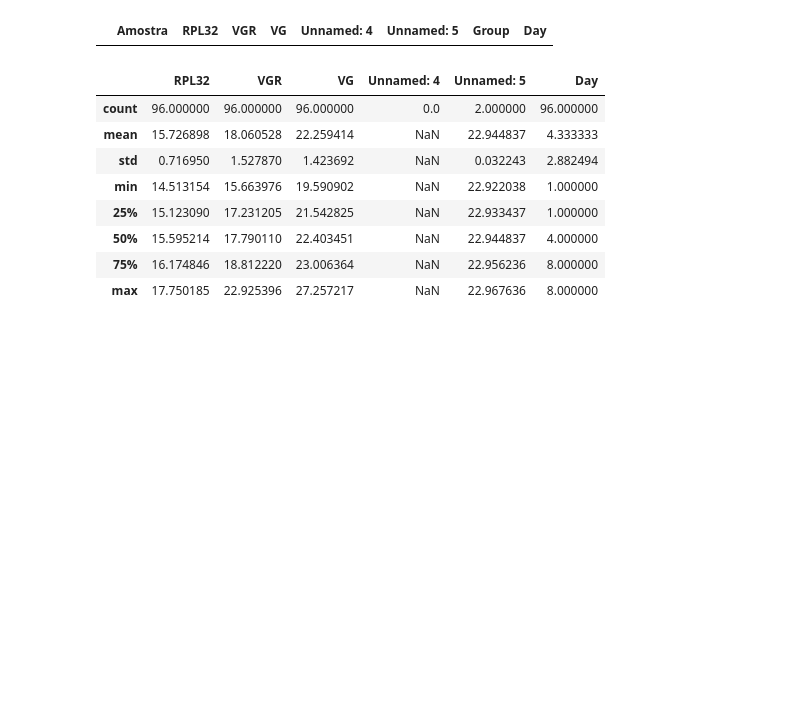
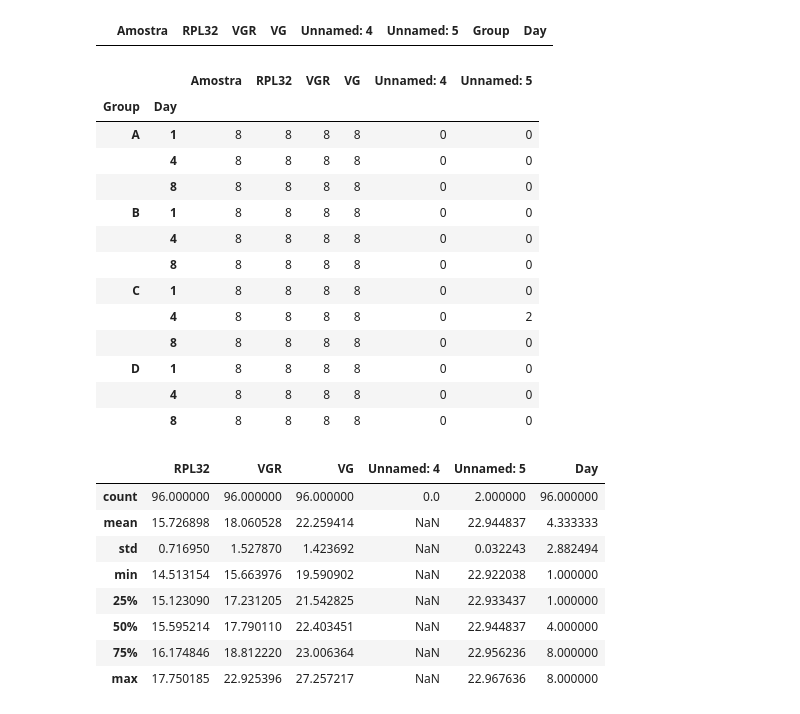
Before and after one commit to wanermiranda/pesquisa-bio, a Jupyter notebook: ovary_exp_2025_may.ipynb, the cells around one changed output. Cells and saved outputs as stored; diff of their text form; code cells hidden in the pictures; blank space fills up the shorter version.

```diff
--- a/ovary_exp_2025_may.ipynb
+++ b/ovary_exp_2025_may.ipynb
@@ -69,6 +69,23 @@ df[df['VG'].isna()]
 # df[df['Amostra'] == 'Pu-1']['VG'].mean()
 # %%
 # df[df['Amostra'] == 'Pu-1']['VG'] = df[df['Amostra'] == 'Pu-1']['VG'].mean()
+# %%
+df.groupby(['Group', 'Day']).count()
+# %% [output]
+|  |  | Amostra | RPL32 | VGR | VG | Unnamed: 4 | Unnamed: 5 |
+| Group | Day |  |  |  |  |  |  |
+| A | 1 | 8 | 8 | 8 | 8 | 0 | 0 |
+|  | 4 | 8 | 8 | 8 | 8 | 0 | 0 |
+|  | 8 | 8 | 8 | 8 | 8 | 0 | 0 |
+| B | 1 | 8 | 8 | 8 | 8 | 0 | 0 |
+|  | 4 | 8 | 8 | 8 | 8 | 0 | 0 |
+|  | 8 | 8 | 8 | 8 | 8 | 0 | 0 |
+| C | 1 | 8 | 8 | 8 | 8 | 0 | 0 |
+|  | 4 | 8 | 8 | 8 | 8 | 0 | 2 |
+|  | 8 | 8 | 8 | 8 | 8 | 0 | 0 |
+| D | 1 | 8 | 8 | 8 | 8 | 0 | 0 |
+|  | 4 | 8 | 8 | 8 | 8 | 0 | 0 |
+|  | 8 | 8 | 8 | 8 | 8 | 0 | 0 |
 # %%
 df.describe()
 # %% [output]
```
Also changed, not shown: parts of 22 cells of this notebook, 22 other files.
